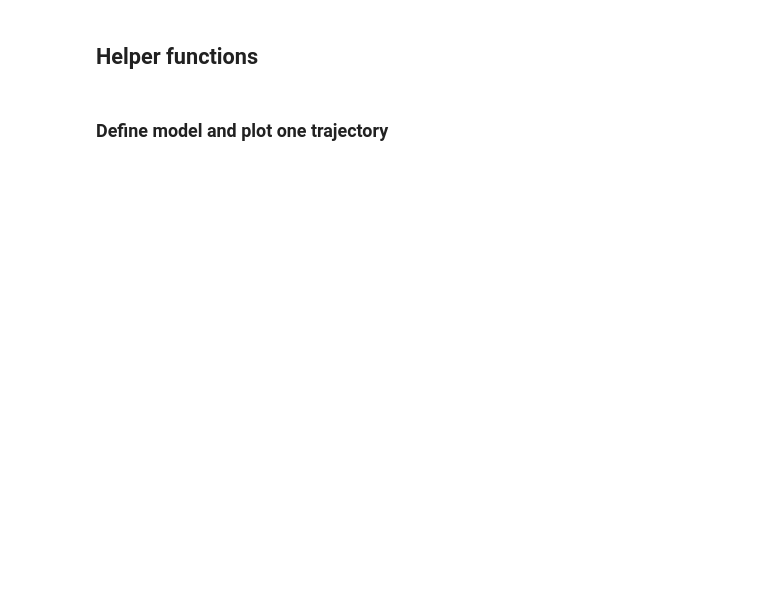
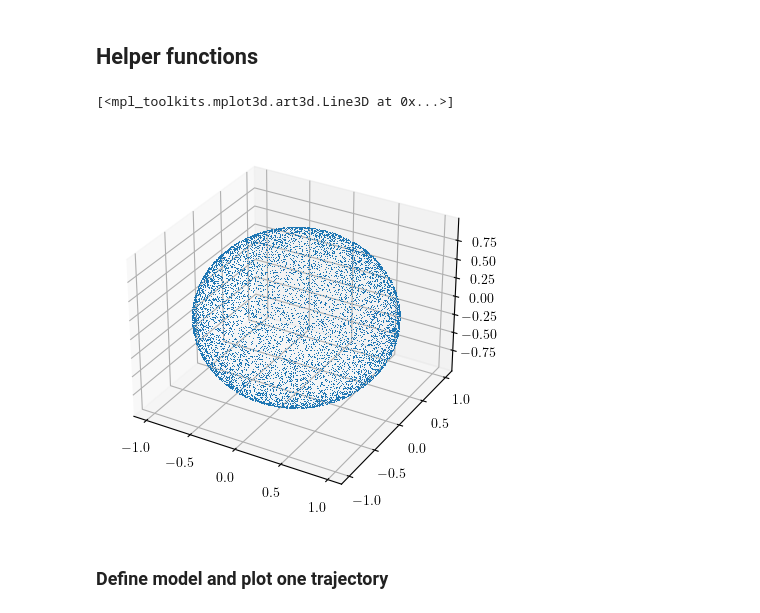
Before and after one commit to Asagodi/topological_diversity, a Jupyter notebook: Stability/Noormanring.ipynb, the cells around one changed output. Cells and saved outputs as stored; diff of their text form; code cells hidden in the pictures; blank space fills up the shorter version.

Commit message:
plot normed pert

```diff
--- a/Stability/Noormanring.ipynb
+++ b/Stability/Noormanring.ipynb
@@ -225,3 +216,13 @@ def uniform_hypersphere_lattice(n_points, n_dim):
+# %%
+n_points = 10000
+n_dim = 3
+circle = uniform_hypersphere_points(n_points, n_dim)
+
+ax = plt.figure().add_subplot(projection='3d')
+ax.plot(circle[:,0], circle[:,1], circle[:,2], ',')
+# %% [output]
+[<mpl_toolkits.mplot3d.art3d.Line3D at 0x...>]
+[figure, added]
 # %% [markdown]
 ### Define model and plot one trajectory
 # %%
```
Also changed, not shown: parts of 73 cells of this notebook.
